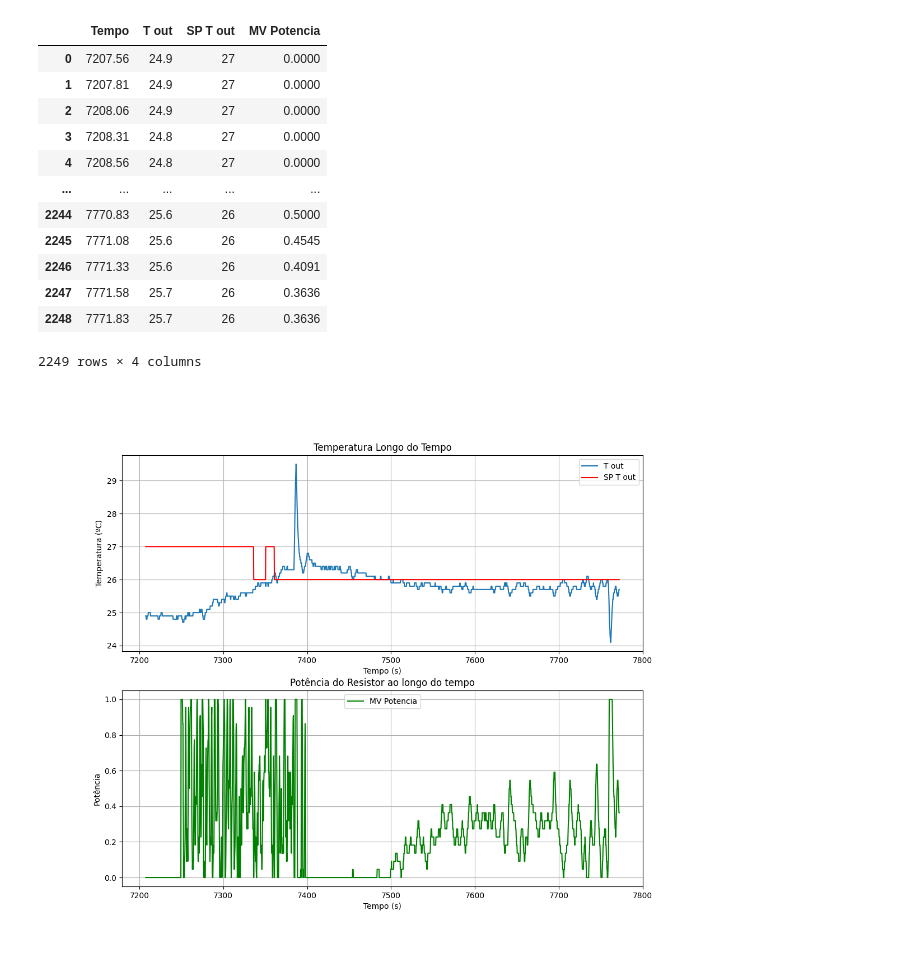
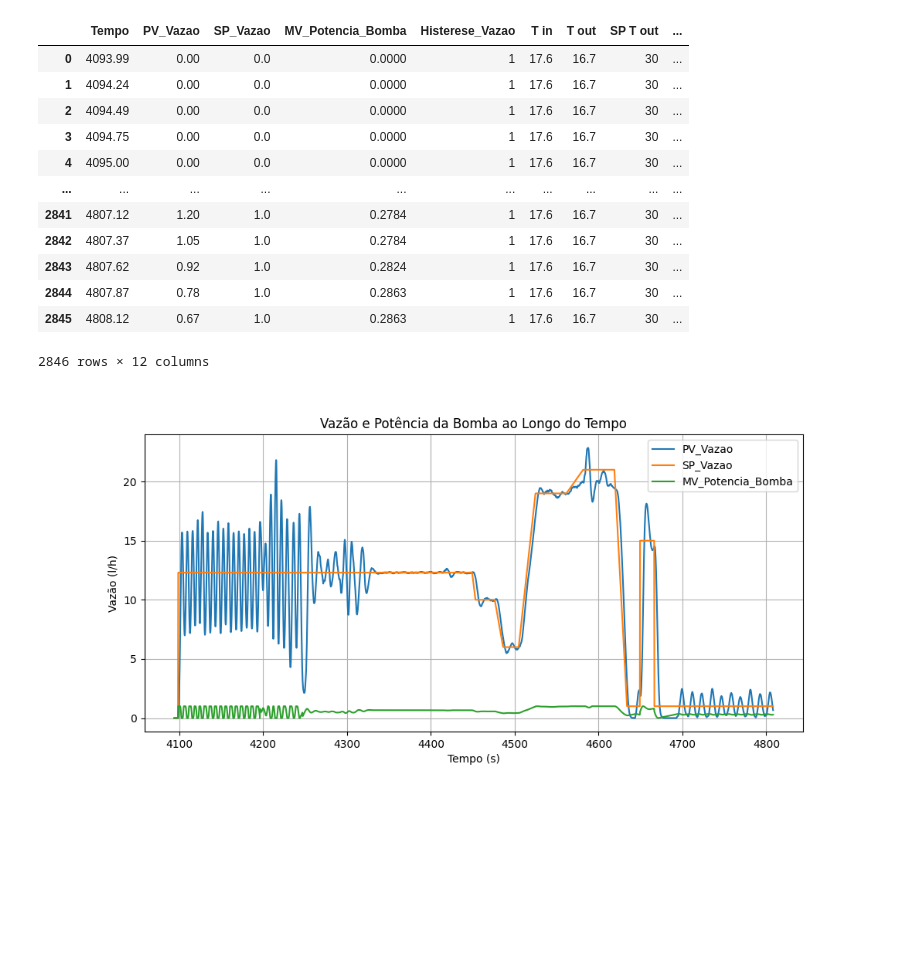
Before and after one commit to ThiagoMatsubara/Compartilhados, a Jupyter notebook: Calculo_Kp_Tau_Theta_Temp.ipynb, the cells around one changed output. Saved outputs shown, nothing was run; the diff lists cells and outputs as text; code cells hidden in the pictures; blank space fills up the shorter version.

```diff
--- a/Calculo_Kp_Tau_Theta_Temp.ipynb
+++ b/Calculo_Kp_Tau_Theta_Temp.ipynb
@@ -5,52 +5,47 @@ import matplotlib.pyplot as plt
 from scipy.optimize import curve_fit
 %matplotlib widget
 # %%
-df = pd.read_excel('C:/Users/thiag/Phyton/amigo PID/Malha_Fechada2_Turma10.xlsx', sheet_name='Malha_Fechada2_Turma10',usecols='A:E')
-df.drop('T in', axis=1)
+df = pd.read_excel('C:/Users/thiag/Phyton/amigo PID/amigo PID.xlsx', sheet_name='amigo PID',usecols='A:L')
+df
 # %% [output]
-|  | Tempo | T out | SP T out | MV Potencia |
-| 0 | 7207.56 | 24.9 | 27 | 0.0000 |
-| 1 | 7207.81 | 24.9 | 27 | 0.0000 |
-| 2 | 7208.06 | 24.9 | 27 | 0.0000 |
-| 3 | 7208.31 | 24.8 | 27 | 0.0000 |
-| 4 | 7208.56 | 24.8 | 27 | 0.0000 |
-| ... | ... | ... | ... | ... |
-| 2244 | 7770.83 | 25.6 | 26 | 0.5000 |
-| 2245 | 7771.08 | 25.6 | 26 | 0.4545 |
-| 2246 | 7771.33 | 25.6 | 26 | 0.4091 |
-| 2247 | 7771.58 | 25.7 | 26 | 0.3636 |
-| 2248 | 7771.83 | 25.7 | 26 | 0.3636 |
+|  | Tempo | PV_Vazao | SP_Vazao | MV_Potencia_Bomba | Histerese_Vazao | T in | T out | SP T out | ... |
+| 0 | 4093.99 | 0.00 | 0.0 | 0.0000 | 1 | 17.6 | 16.7 | 30 | ... |
+| 1 | 4094.24 | 0.00 | 0.0 | 0.0000 | 1 | 17.6 | 16.7 | 30 | ... |
+| 2 | 4094.49 | 0.00 | 0.0 | 0.0000 | 1 | 17.6 | 16.7 | 30 | ... |
+| 3 | 4094.75 | 0.00 | 0.0 | 0.0000 | 1 | 17.6 | 16.7 | 30 | ... |
+| 4 | 4095.00 | 0.00 | 0.0 | 0.0000 | 1 | 17.6 | 16.7 | 30 | ... |
+| ... | ... | ... | ... | ... | ... | ... | ... | ... | ... |
+| 2841 | 4807.12 | 1.20 | 1.0 | 0.2784 | 1 | 17.6 | 16.7 | 30 | ... |
+| 2842 | 4807.37 | 1.05 | 1.0 | 0.2784 | 1 | 17.6 | 16.7 | 30 | ... |
+| 2843 | 4807.62 | 0.92 | 1.0 | 0.2824 | 1 | 17.6 | 16.7 | 30 | ... |
+| 2844 | 4807.87 | 0.78 | 1.0 | 0.2863 | 1 | 17.6 | 16.7 | 30 | ... |
+| 2845 | 4808.12 | 0.67 | 1.0 | 0.2863 | 1 | 17.6 | 16.7 | 30 | ... |
-2249 rows × 4 columns
+2846 rows × 12 columns
 # %%
-df_plot=df[['Tempo','T out','SP T out', 'MV Potencia']].dropna()
+df_plot=df[['Tempo','PV_Vazao','SP_Vazao','MV_Potencia_Bomba']].dropna()
 df_plot['Tempo']=df_plot['Tempo'].astype(float)
-df_plot['T out']=df_plot['T out'].astype(float)
-df_plot['SP T out']=df_plot['SP T out'].astype(float)
-df_plot['MV Potencia']=df_plot['MV Potencia'].astype(float)
+df_plot['PV_Vazao']=df_plot['PV_Vazao'].astype(float)
+df_plot['SP_Vazao']=df_plot['SP_Vazao'].astype(float)
+df_plot['MV_Potencia_Bomba']=df_plot['MV_Potencia_Bomba'].astype(float)
 # Define os eixos
 x = df_plot['Tempo']
-y1 = df_plot[['T out']]
-y2 = df_plot[['SP T out']]
-y3 = df_plot[['MV Potencia']]
+y1 = df_plot[['PV_Vazao']]
+y2 = df_plot[['SP_Vazao']]
+y3 = df_plot[['MV_Potencia_Bomba']]
 # %%
-fig, (ax,ax1) = plt.subplots(2,1,figsize=(12, 10)) # Adicionado figsize diretamente na criação do subplot
+fig, ax = plt.subplots(figsize=(11, 5)) # Adicionado figsize diretamente na criação do subplot
 
 # Plota cada linha individualmente, atribuindo um rótulo para a legenda
-ax.plot(x, y1, label='T out')
-ax.plot(x, y2, label='SP T out', color = 'red')
-ax1.plot(x, y3, label='MV Potencia', color ='g')
+ax.plot(x, y1, label='PV_Vazao')
+ax.plot(x, y2, label='SP_Vazao')
+ax.plot(x, y3, label='MV_Potencia_Bomba')
 
-ax.set_xlabel('Tempo (s)')
-ax.set_ylabel('Temperatura (ºC)') # Adicione um rótulo para o eixo Y para clareza
-ax.set_title('Temperatura Longo do Tempo') # Adicione um título ao gráfico
-ax.legend()
-ax.grid(True) # Adiciona um grid para melhor visualização
-
-ax1.set_xlabel('Tempo (s)') # Use set_xlabel() para o objeto Axes
-ax1.set_ylabel('Potência') # Use set_ylabel() para o objeto Axes
-ax1.set_title('Potência do Resistor ao longo do tempo') # Título específico para o segundo subplot
-ax1.legend()
-ax1.grid(True)
+ax.legend() # Exibe a legenda com os rótulos definidos acima
+plt.xlabel('Tempo (s)')
+plt.ylabel('Vazão (l/h)') # Adicione um rótulo para o eixo Y para clareza
+plt.title('Vazão e Potência da Bomba ao Longo do Tempo') # Adicione um título ao gráfico
+plt.grid(True) # Adiciona um grid para melhor visualização
+plt.show()
 # %% [output]
-[figure, old version]
+[figure, new version]
 # %%
```
Also changed, not shown: parts of 3 cells of this notebook.
